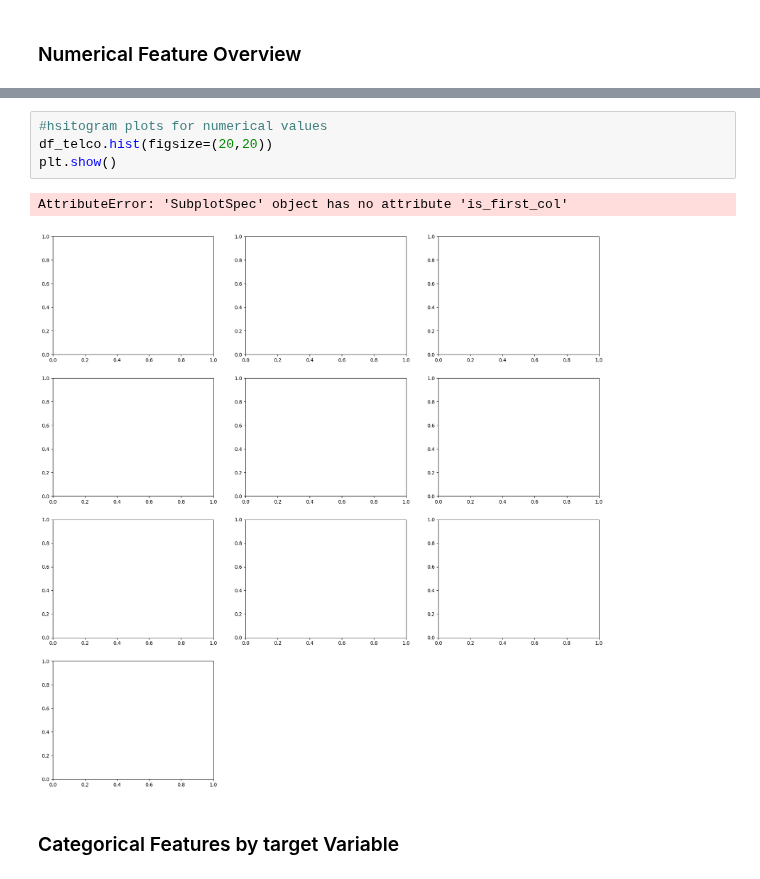
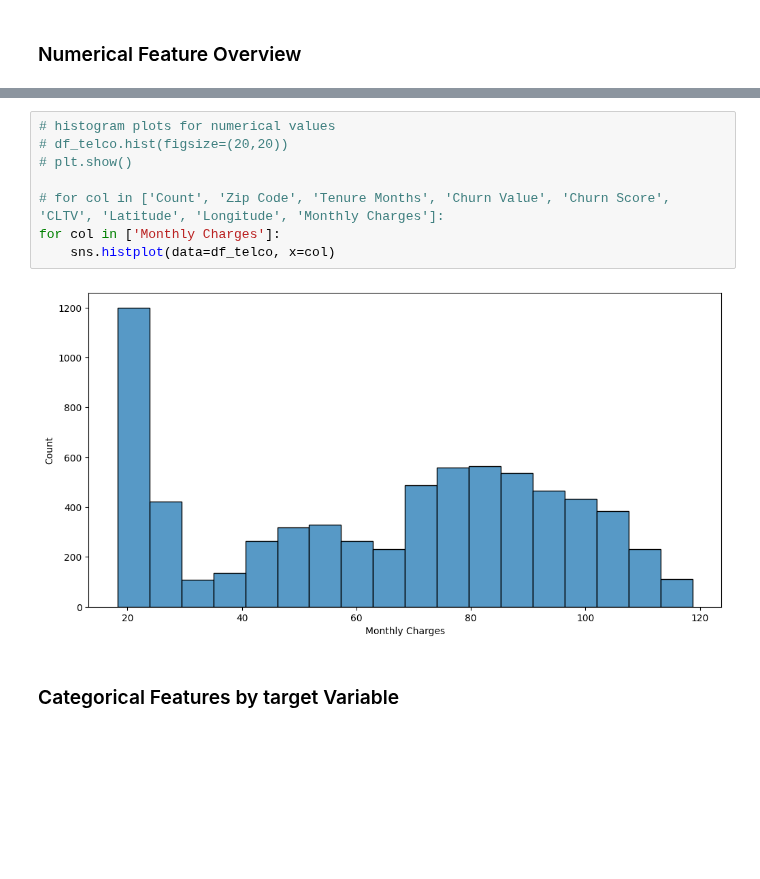
Before and after one commit to kingmolnar/DataScienceProgramming, a Jupyter notebook: 13-Case-Study/churnmod.ipynb, the cells around one changed output, grey strips where cells are left out. Drawn from its saved outputs; the diff is of its cells as text; blank space fills up the shorter version.

```diff
--- a/13-Case-Study/churnmod.ipynb
+++ b/13-Case-Study/churnmod.ipynb
@@ -167,12 +167,15 @@ df_telco.describe()
 | 75% | 1.0 | 95351.000000 | 38.224869 | -118.043237 | 55.000000 | 89.850000 | 3786.600000 | 1.000000 | ... |
 | max | 1.0 | 96161.000000 | 41.962127 | -114.192901 | 72.000000 | 118.750000 | 8684.800000 | 1.000000 | ... |
 # %%
-#hsitogram plots for numerical values
-df_telco.hist(figsize=(20,20))
-plt.show()
+# histogram plots for numerical values
+# df_telco.hist(figsize=(20,20))
+# plt.show()
+
+# for col in ['Count', 'Zip Code', 'Tenure Months', 'Churn Value', 'Churn Score', 'CLTV', 'Latitude', 'Longitude', 'Monthly Charges']:
+for col in ['Monthly Charges']:
+    sns.histplot(data=df_telco, x=col)
 # %% [output]
-AttributeError: 'SubplotSpec' object has no attribute 'is_first_col'
-[figure, old version]
+[figure, new version]
 # %% [markdown]
 ### Categorical Features by target Variable
 # %% [markdown]
```
Also changed, not shown: parts of 2 cells of this notebook.
